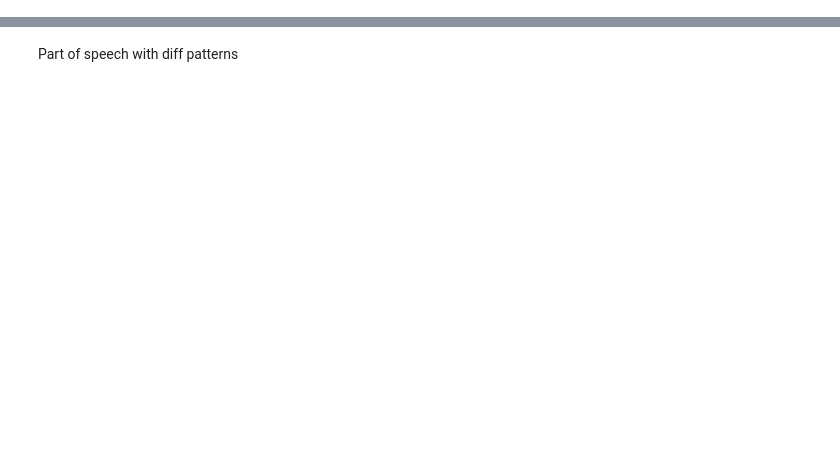
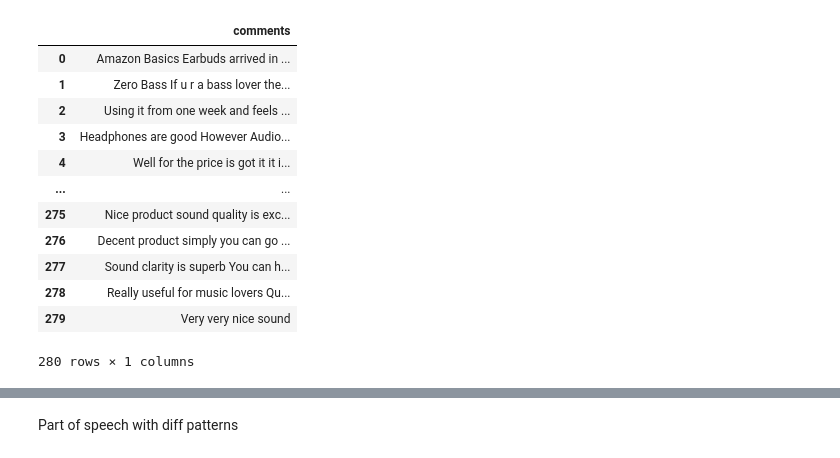
Before and after one commit to sudamah/nps_review_analysis, a Jupyter notebook: reviews_nlp.ipynb, the cells around one changed output, grey strips where cells are left out. Cells and saved outputs as stored; diff of their text form; code cells hidden in the pictures; blank space fills up the shorter version.

```diff
--- a/reviews_nlp.ipynb
+++ b/reviews_nlp.ipynb
@@ -20,7 +21,7 @@ from nltk.stem import WordNetLemmatizer
 # %%
 # Read the data and drop the null values
 
-review_df = pd.read_csv("/home/heptagon/Desktop/nps_analysis/reviews_data.csv")
+review_df = pd.read_csv("/home/heptagon/Desktop/nps_review_analysis/review.csv")
 review_df = review_df.dropna().reset_index(drop=True)
-df = review_df['CleanedText']
+df = review_df['comments']
 # %%
@@ -30,8 +31,17 @@ print(len(df))
 # %%
-clean_list = []
-for i in range(0, len(df)):
-        review = re.sub('[^a-zA-Z]', ' ', str(df[i]))
-        review = review.lower()
-        clean_list.append(review)
-df['CleanedText'] = clean_list
+    def get_clean_data(df):
+
+#         df = self.read_dataset()
+        clean_text = []
+        for i in range(0, len(df)):
+            review = re.sub('[^a-zA-Z]', ' ', str(df[i]))
+            review = " ".join(re.split("\s+", review, flags=re.UNICODE))
+
+            if review != ' ':
+                clean_text.append(review)
+
+        return clean_text
+
+clean_list = get_clean_data(df)
+clean_list
 # %% [output]
@@ -100,0 +65,17 @@ clean_corpus_list = convert_empty_string_to_none(key_corpys_list.copy())
+# %%
+df_final = pd.DataFrame(clean_list, columns=['comments'])
+df_final
+# %% [output]
+|  | comments |
+| 0 | Amazon Basics Earbuds arrived in ... |
+| 1 | Zero Bass If u r a bass lover the... |
+| 2 | Using it from one week and feels ... |
+| 3 | Headphones are good However Audio... |
+| 4 | Well for the price is got it it i... |
+| ... | ... |
+| 275 | Nice product sound quality is exc... |
+| 276 | Decent product simply you can go ... |
+| 277 | Sound clarity is superb You can h... |
+| 278 | Really useful for music lovers Qu... |
+| 279 | Very very nice sound |
+280 rows × 1 columns
```
Also changed, not shown: parts of 20 cells of this notebook, 6 other files.
